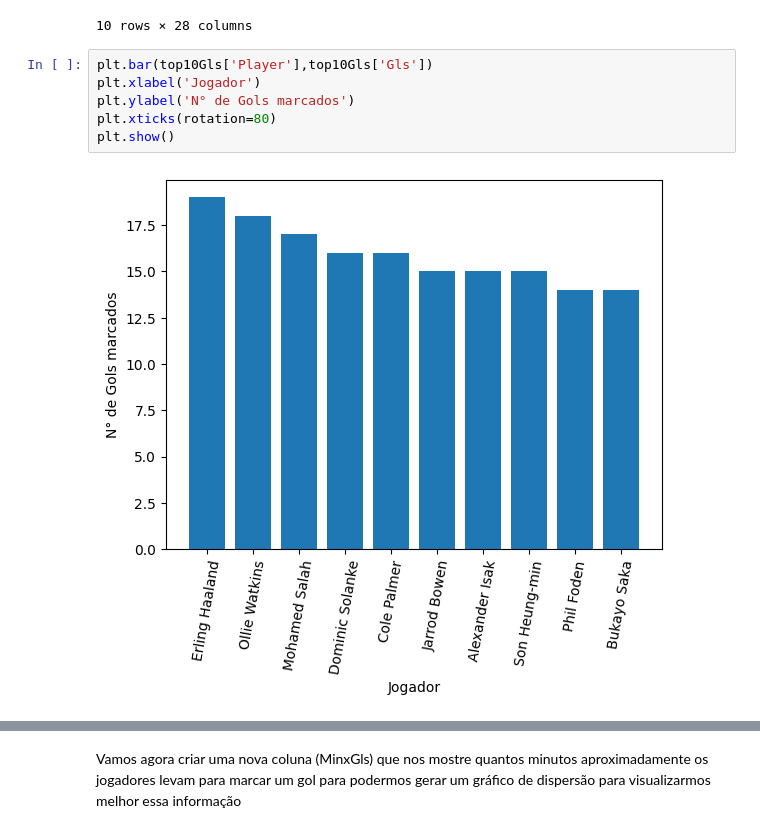
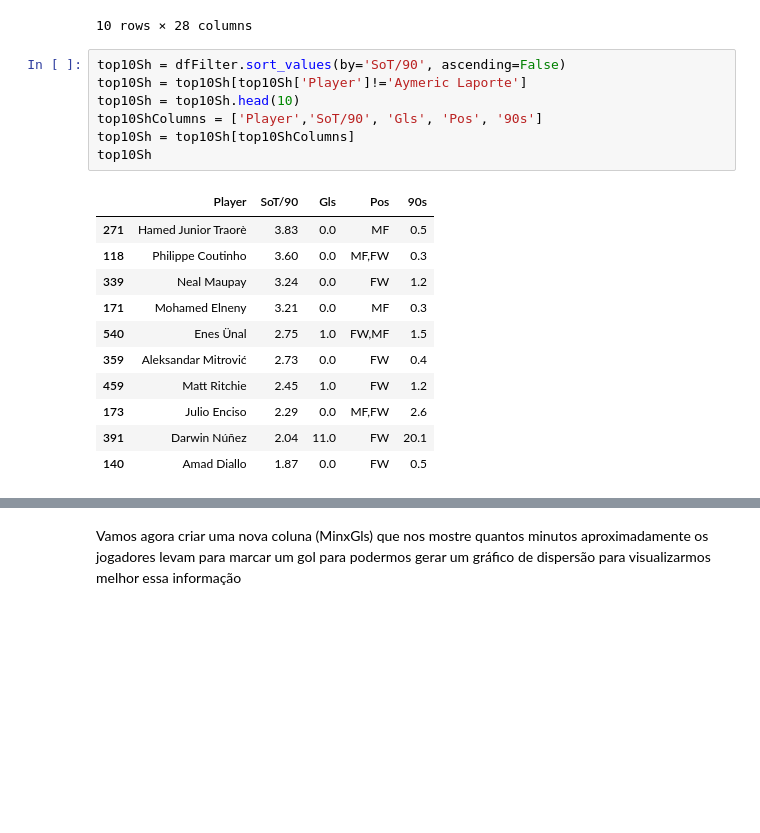
Before and after one commit to raveljalmeida/data-science, a Jupyter notebook: Documents/Projetos/Análise de Dados/github/Análise Premiere League/Trabalho.ipynb, the cells around one changed output, grey strips where cells are left out. Cells and saved outputs as stored; diff of their text form; blank space fills up the shorter version.

```diff
--- a/Documents/Projetos/Análise de Dados/github/Análise Premiere League/Trabalho.ipynb
+++ b/Documents/Projetos/Análise de Dados/github/Análise Premiere League/Trabalho.ipynb
@@ -72,11 +72,22 @@ top10Gls
 | 190 | 190 | 184 | Phil Foden | ENG | FW,MF | Manchester City | 23.0 | 2000.0 | 27.2 | 14.0 | ... | ... |
 | 473 | 473 | 456 | Bukayo Saka | ENG | FW | Arsenal | 22.0 | 2001.0 | 26.7 | 14.0 | ... | ... |
 10 rows × 28 columns
-# %%
-plt.bar(top10Gls['Player'],top10Gls['Gls'])
-plt.xlabel('Jogador')
-plt.ylabel('N° de Gols marcados')
-plt.xticks(rotation=80)
-plt.show()
-# %% [output]
-[figure, removed]
+# %%
+top10Sh = dfFilter.sort_values(by='SoT/90', ascending=False)
+top10Sh = top10Sh[top10Sh['Player']!='Aymeric Laporte']
+top10Sh = top10Sh.head(10)
+top10ShColumns = ['Player','SoT/90', 'Gls', 'Pos', '90s']
+top10Sh = top10Sh[top10ShColumns]
+top10Sh
+# %% [output]
+|  | Player | SoT/90 | Gls | Pos | 90s |
+| 271 | Hamed Junior Traorè | 3.83 | 0.0 | MF | 0.5 |
+| 118 | Philippe Coutinho | 3.60 | 0.0 | MF,FW | 0.3 |
+| 339 | Neal Maupay | 3.24 | 0.0 | FW | 1.2 |
+| 171 | Mohamed Elneny | 3.21 | 0.0 | MF | 0.3 |
+| 540 | Enes Ünal | 2.75 | 1.0 | FW,MF | 1.5 |
+| 359 | Aleksandar Mitrović | 2.73 | 0.0 | FW | 0.4 |
+| 459 | Matt Ritchie | 2.45 | 1.0 | FW | 1.2 |
+| 173 | Julio Enciso | 2.29 | 0.0 | MF,FW | 2.6 |
+| 391 | Darwin Núñez | 2.04 | 11.0 | FW | 20.1 |
+| 140 | Amad Diallo | 1.87 | 0.0 | FW | 0.5 |
```
Also changed, not shown: parts of 5 cells of this notebook.
